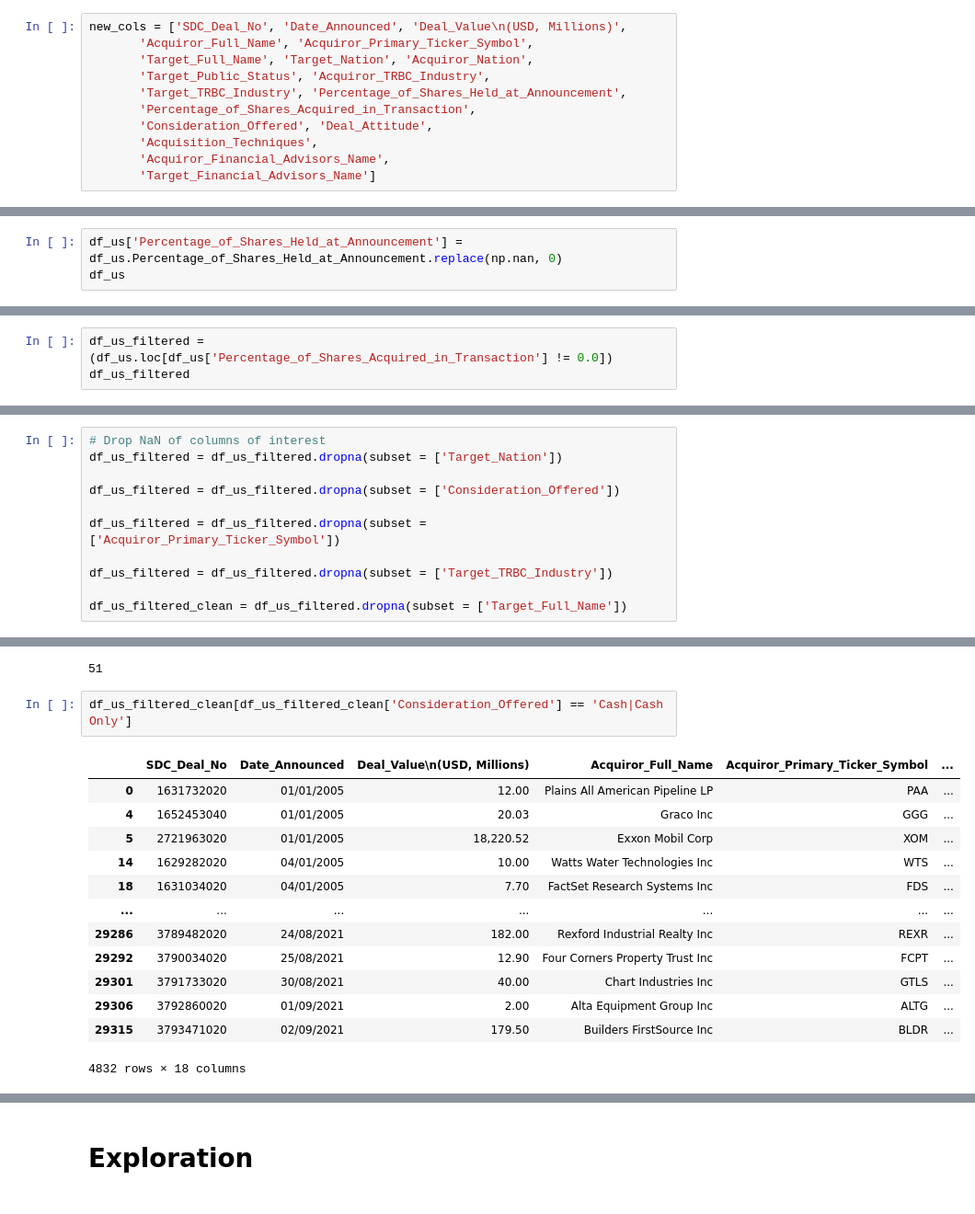
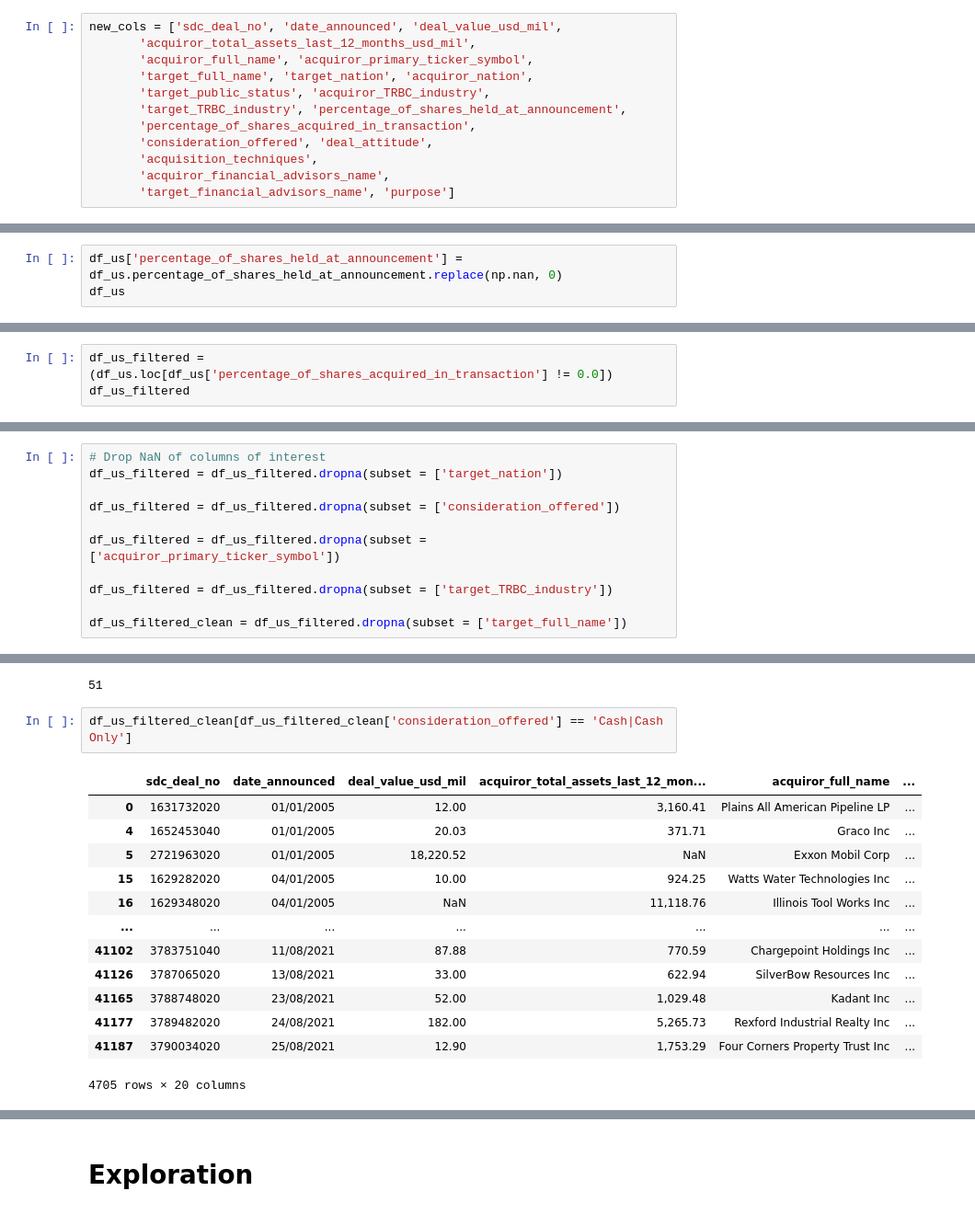
Before and after one commit to cobergmann/MA_PREDICTOR, a Jupyter notebook: notebooks/data_exploration_v.ipynb, the cells around one changed output, grey strips where cells are left out. Shown: that part at 92% size. Saved outputs shown, nothing was run; the diff lists cells and outputs as text.

```diff
--- a/notebooks/data_exploration_v.ipynb
+++ b/notebooks/data_exploration_v.ipynb
@@ -73,15 +74,16 @@ Index(['SDC Deal No', 'Date Announced', 'Deal Value\n(USD, Millions)',
       dtype='object')
 # %%
-new_cols = ['SDC_Deal_No', 'Date_Announced', 'Deal_Value\n(USD, Millions)',
-       'Acquiror_Full_Name', 'Acquiror_Primary_Ticker_Symbol',
-       'Target_Full_Name', 'Target_Nation', 'Acquiror_Nation',
-       'Target_Public_Status', 'Acquiror_TRBC_Industry',
-       'Target_TRBC_Industry', 'Percentage_of_Shares_Held_at_Announcement',
-       'Percentage_of_Shares_Acquired_in_Transaction',
-       'Consideration_Offered', 'Deal_Attitude',
-       'Acquisition_Techniques',
-       'Acquiror_Financial_Advisors_Name',
-       'Target_Financial_Advisors_Name']
+new_cols = ['sdc_deal_no', 'date_announced', 'deal_value_usd_mil',
+       'acquiror_total_assets_last_12_months_usd_mil',
+       'acquiror_full_name', 'acquiror_primary_ticker_symbol',
+       'target_full_name', 'target_nation', 'acquiror_nation',
+       'target_public_status', 'acquiror_TRBC_industry',
+       'target_TRBC_industry', 'percentage_of_shares_held_at_announcement',
+       'percentage_of_shares_acquired_in_transaction',
+       'consideration_offered', 'deal_attitude',
+       'acquisition_techniques',
+       'acquiror_financial_advisors_name',
+       'target_financial_advisors_name', 'purpose']
 # %%
 df_us.columns = new_cols
 # %%
@@ -139,5 +139,5 @@ df_us['Percentage_of_Shares_Held_at_Announcement'].isna().sum()
 # %%
-df_us['Percentage_of_Shares_Held_at_Announcement'] = df_us.Percentage_of_Shares_Held_at_Announcement.replace(np.nan, 0)
+df_us['percentage_of_shares_held_at_announcement'] = df_us.percentage_of_shares_held_at_announcement.replace(np.nan, 0)
 df_us
 # %% [output]
 A value is trying to be set on a copy of a slice from a DataFrame.
@@ -187,6 +185,6 @@ dtype: int64
 # %% [markdown]
 ### Cleaning NaN values from Percentage_of_Shares_Acquired_in_Transaction
 # %%
-df_us_filtered = (df_us.loc[df_us['Percentage_of_Shares_Acquired_in_Transaction'] != 0.0])
+df_us_filtered = (df_us.loc[df_us['percentage_of_shares_acquired_in_transaction'] != 0.0])
 df_us_filtered
 # %% [output]
@@ -229,15 +225,15 @@ dtype: int64
 ## Clean the rest of the dataset
 # %%
 # Drop NaN of columns of interest
-df_us_filtered = df_us_filtered.dropna(subset = ['Target_Nation'])
+df_us_filtered = df_us_filtered.dropna(subset = ['target_nation'])
 
-df_us_filtered = df_us_filtered.dropna(subset = ['Consideration_Offered'])
+df_us_filtered = df_us_filtered.dropna(subset = ['consideration_offered'])
 
-df_us_filtered = df_us_filtered.dropna(subset = ['Acquiror_Primary_Ticker_Symbol'])
+df_us_filtered = df_us_filtered.dropna(subset = ['acquiror_primary_ticker_symbol'])
 
-df_us_filtered = df_us_filtered.dropna(subset = ['Target_TRBC_Industry'])
+df_us_filtered = df_us_filtered.dropna(subset = ['target_TRBC_industry'])
 
-df_us_filtered_clean = df_us_filtered.dropna(subset = ['Target_Full_Name'])
+df_us_filtered_clean = df_us_filtered.dropna(subset = ['target_full_name'])
 # %%
 df_us_filtered_clean.isna().sum().sort_values(ascending=False)
 # %% [output]
@@ -332,19 +326,19 @@ len(set(lst))
 # %% [output]
 51
 # %%
-df_us_filtered_clean[df_us_filtered_clean['Consideration_Offered'] == 'Cash|Cash Only']
+df_us_filtered_clean[df_us_filtered_clean['consideration_offered'] == 'Cash|Cash Only']
 # %% [output]
-|  | SDC_Deal_No | Date_Announced | Deal_Value\n(USD, Millions) | Acquiror_Full_Name | Acquiror_Primary_Ticker_Symbol | ... |
-| 0 | 1631732020 | 01/01/2005 | 12.00 | Plains All American Pipeline LP | PAA | ... |
-| 4 | 1652453040 | 01/01/2005 | 20.03 | Graco Inc | GGG | ... |
-| 5 | 2721963020 | 01/01/2005 | 18,220.52 | Exxon Mobil Corp | XOM | ... |
-| 14 | 1629282020 | 04/01/2005 | 10.00 | Watts Water Technologies Inc | WTS | ... |
-| 18 | 1631034020 | 04/01/2005 | 7.70 | FactSet Research Systems Inc | FDS | ... |
+|  | sdc_deal_no | date_announced | deal_value_usd_mil | acquiror_total_assets_last_12_mon... | acquiror_full_name | ... |
+| 0 | 1631732020 | 01/01/2005 | 12.00 | 3,160.41 | Plains All American Pipeline LP | ... |
+| 4 | 1652453040 | 01/01/2005 | 20.03 | 371.71 | Graco Inc | ... |
+| 5 | 2721963020 | 01/01/2005 | 18,220.52 | NaN | Exxon Mobil Corp | ... |
+| 15 | 1629282020 | 04/01/2005 | 10.00 | 924.25 | Watts Water Technologies Inc | ... |
+| 16 | 1629348020 | 04/01/2005 | NaN | 11,118.76 | Illinois Tool Works Inc | ... |
 | ... | ... | ... | ... | ... | ... | ... |
-| 29286 | 3789482020 | 24/08/2021 | 182.00 | Rexford Industrial Realty Inc | REXR | ... |
-| 29292 | 3790034020 | 25/08/2021 | 12.90 | Four Corners Property Trust Inc | FCPT | ... |
-| 29301 | 3791733020 | 30/08/2021 | 40.00 | Chart Industries Inc | GTLS | ... |
-| 29306 | 3792860020 | 01/09/2021 | 2.00 | Alta Equipment Group Inc | ALTG | ... |
-| 29315 | 3793471020 | 02/09/2021 | 179.50 | Builders FirstSource Inc | BLDR | ... |
+| 41102 | 3783751040 | 11/08/2021 | 87.88 | 770.59 | Chargepoint Holdings Inc | ... |
+| 41126 | 3787065020 | 13/08/2021 | 33.00 | 622.94 | SilverBow Resources Inc | ... |
+| 41165 | 3788748020 | 23/08/2021 | 52.00 | 1,029.48 | Kadant Inc | ... |
+| 41177 | 3789482020 | 24/08/2021 | 182.00 | 5,265.73 | Rexford Industrial Realty Inc | ... |
+| 41187 | 3790034020 | 25/08/2021 | 12.90 | 1,753.29 | Four Corners Property Trust Inc | ... |
-4832 rows × 18 columns
+4705 rows × 20 columns
 # %%
```
Also changed, not shown: parts of 65 cells of this notebook.
